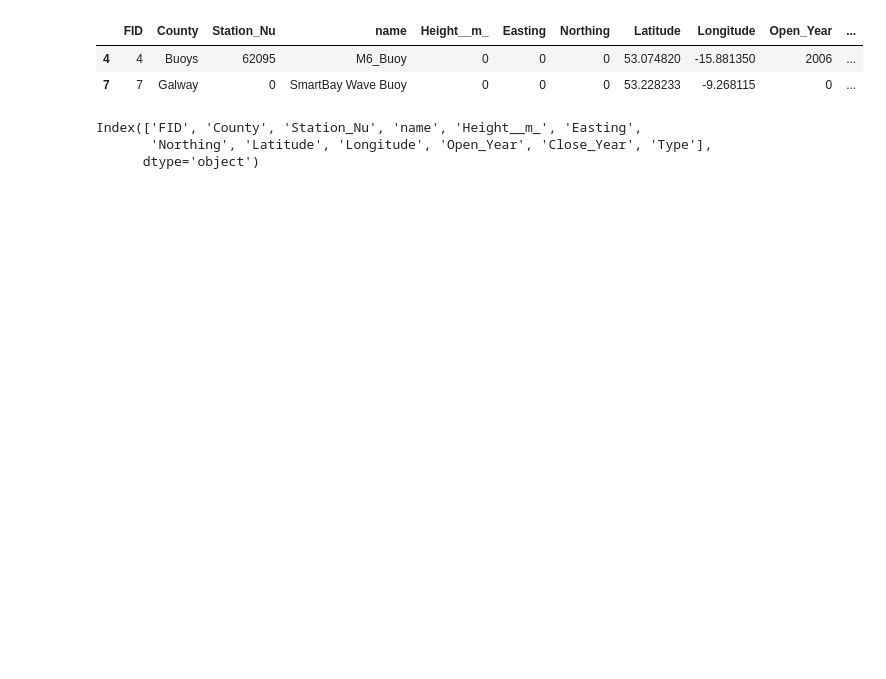
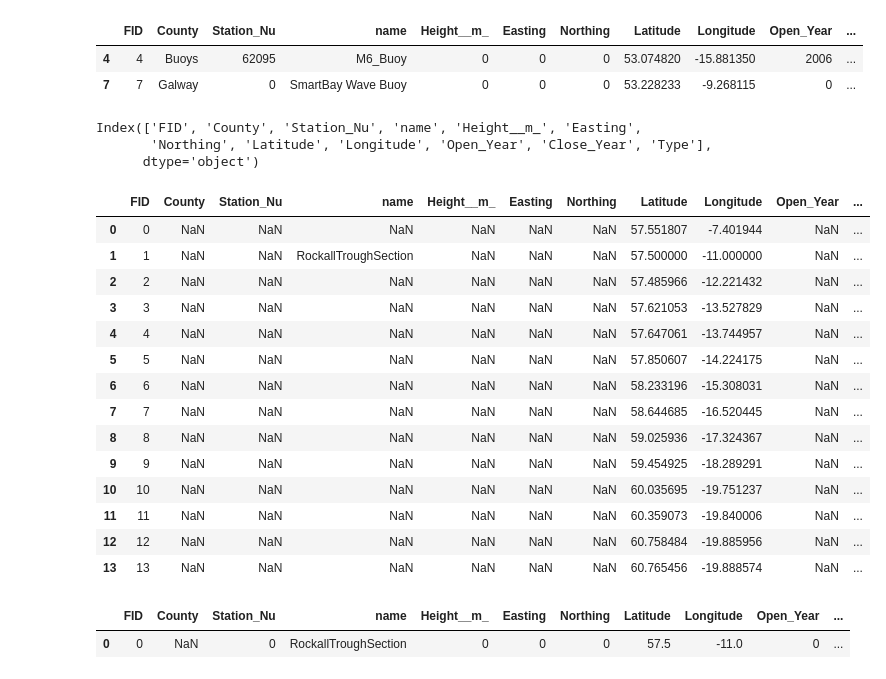
Before and after one commit to ClimateIreland/CI-Climate-Status-Tool, a Jupyter notebook: dash_app/notebooks/_3_1_SurfaceandSubsurfaceTemperature.ipynb, the cells around one changed output. Cells and saved outputs as stored; diff of their text form; code cells hidden in the pictures; blank space fills up the shorter version.

```diff
--- a/dash_app/notebooks/_3_1_SurfaceandSubsurfaceTemperature.ipynb
+++ b/dash_app/notebooks/_3_1_SurfaceandSubsurfaceTemperature.ipynb
@@ -344,6 +346,29 @@ rockallDF.columns
 Index(['FID', 'County', 'Station_Nu', 'name', 'Height__m_', 'Easting',
        'Northing', 'Latitude', 'Longitude', 'Open_Year', 'Close_Year', 'Type'],
       dtype='object')
+# %%
+ellettLineDF
+# %% [output]
+|  | FID | County | Station_Nu | name | Height__m_ | Easting | Northing | Latitude | Longitude | Open_Year | ... |
+| 0 | 0 | NaN | NaN | NaN | NaN | NaN | NaN | 57.551807 | -7.401944 | NaN | ... |
+| 1 | 1 | NaN | NaN | RockallTroughSection | NaN | NaN | NaN | 57.500000 | -11.000000 | NaN | ... |
+| 2 | 2 | NaN | NaN | NaN | NaN | NaN | NaN | 57.485966 | -12.221432 | NaN | ... |
+| 3 | 3 | NaN | NaN | NaN | NaN | NaN | NaN | 57.621053 | -13.527829 | NaN | ... |
+| 4 | 4 | NaN | NaN | NaN | NaN | NaN | NaN | 57.647061 | -13.744957 | NaN | ... |
+| 5 | 5 | NaN | NaN | NaN | NaN | NaN | NaN | 57.850607 | -14.224175 | NaN | ... |
+| 6 | 6 | NaN | NaN | NaN | NaN | NaN | NaN | 58.233196 | -15.308031 | NaN | ... |
+| 7 | 7 | NaN | NaN | NaN | NaN | NaN | NaN | 58.644685 | -16.520445 | NaN | ... |
+| 8 | 8 | NaN | NaN | NaN | NaN | NaN | NaN | 59.025936 | -17.324367 | NaN | ... |
+| 9 | 9 | NaN | NaN | NaN | NaN | NaN | NaN | 59.454925 | -18.289291 | NaN | ... |
+| 10 | 10 | NaN | NaN | NaN | NaN | NaN | NaN | 60.035695 | -19.751237 | NaN | ... |
+| 11 | 11 | NaN | NaN | NaN | NaN | NaN | NaN | 60.359073 | -19.840006 | NaN | ... |
+| 12 | 12 | NaN | NaN | NaN | NaN | NaN | NaN | 60.758484 | -19.885956 | NaN | ... |
+| 13 | 13 | NaN | NaN | NaN | NaN | NaN | NaN | 60.765456 | -19.888574 | NaN | ... |
+# %%
+rockallDF
+# %% [output]
+|  | FID | County | Station_Nu | name | Height__m_ | Easting | Northing | Latitude | Longitude | Open_Year | ... |
+| 0 | 0 | NaN | 0 | RockallTroughSection | 0 | 0 | 0 | 57.5 | -11.0 | 0 | ... |
 # %%
 tidbiDFNew=pd.DataFrame(columns=rockallDF.columns)
 tidbiDFNew['name']=tidbiDF["localId"]
```
Also changed, not shown: parts of 4 cells of this notebook, 2 other files.
